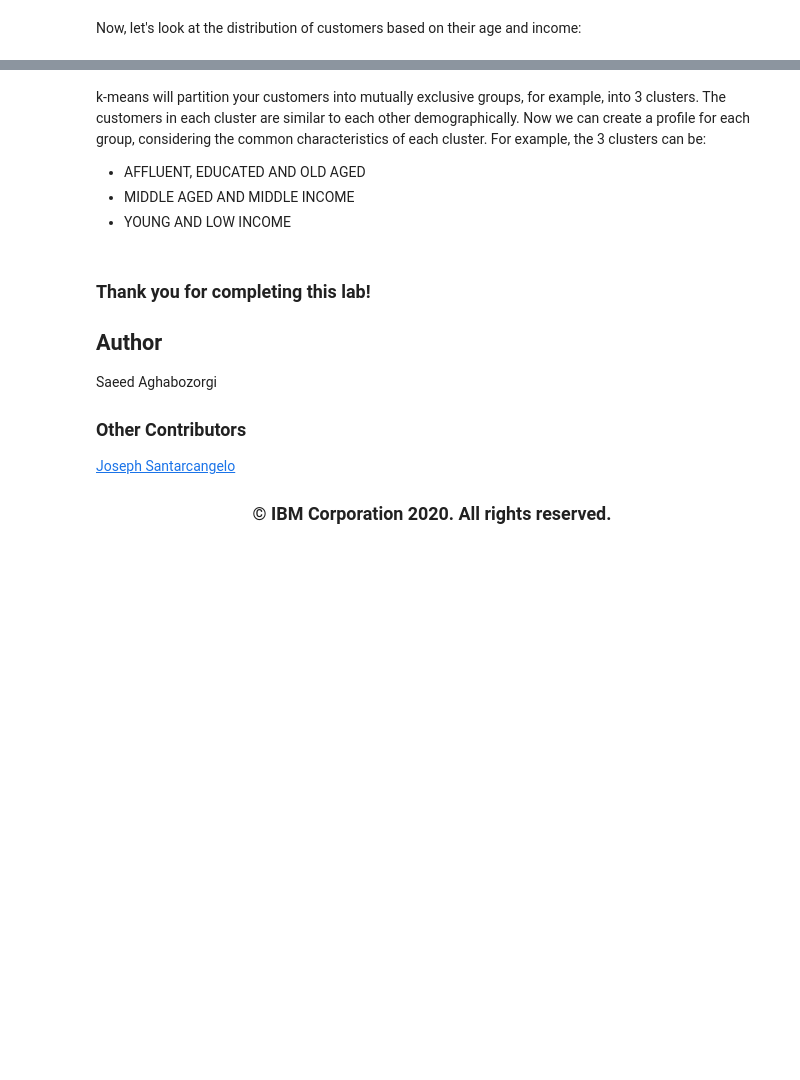
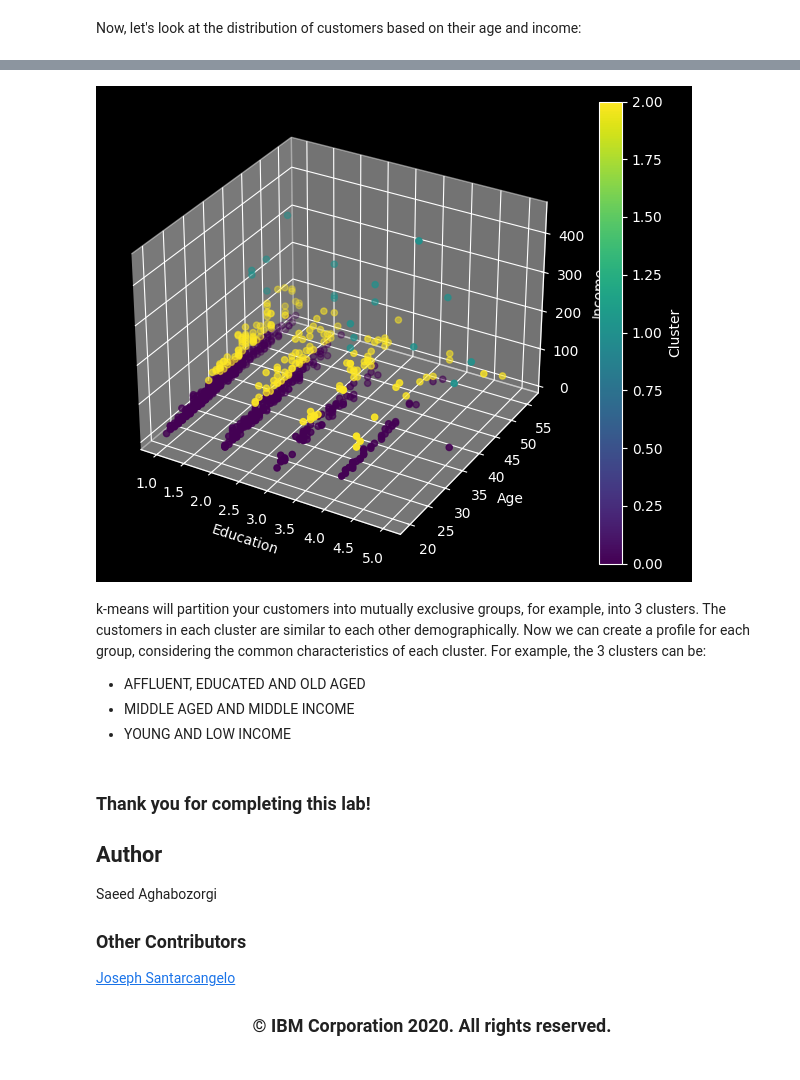
Before and after one commit to julihocc/ibm-machine-learning, a Jupyter notebook: 301-kmeans/ML0101EN-Clus-K-Means-Customer-Seg.ipynb, the cells around one changed output, grey strips where cells are left out. Cells and saved outputs as stored; diff of their text form; code cells hidden in the pictures; blank space fills up the shorter version.

```diff
--- a/301-kmeans/ML0101EN-Clus-K-Means-Customer-Seg.ipynb
+++ b/301-kmeans/ML0101EN-Clus-K-Means-Customer-Seg.ipynb
@@ -381,19 +401,26 @@ The aliases was originally deprecated in NumPy 1.20; for more details and guidan
 # %%
-from mpl_toolkits.mplot3d import Axes3D
+import matplotlib.pyplot as plt
+import numpy as np
 
 fig = plt.figure(1, figsize=(8, 6))
-plt.clf()
-ax = Axes3D(fig, rect=[0, 0, 0.95, 1], elev=48, azim=134)
+ax = fig.add_subplot(111, projection="3d")
 
-plt.cla()
-# plt.ylabel('Age', fontsize=18)
-# plt.xlabel('Income', fontsize=16)
-# plt.zlabel('Education', fontsize=16)
 ax.set_xlabel("Education")
 ax.set_ylabel("Age")
 ax.set_zlabel("Income")
 
-ax.scatter(X[:, 1], X[:, 0], X[:, 3], c=labels.astype(np.float))
+# Scatter plot
+scatter = ax.scatter(
+    X[:, 1], X[:, 0], X[:, 3], c=labels.astype(np.float64), cmap="viridis"
+)
+
+# Add a color bar
+cbar = plt.colorbar(scatter)
+cbar.set_label("Cluster")
+
+plt.show()
+# %% [output]
+[figure, added]
 # %% [markdown]
 k-means will partition your customers into mutually exclusive groups, for example, into 3 clusters. The customers in each cluster are similar to each other demographically.
 Now we can create a profile for each group, considering the common characteristics of each cluster.
```
Also changed, not shown: parts of 5 cells of this notebook.
